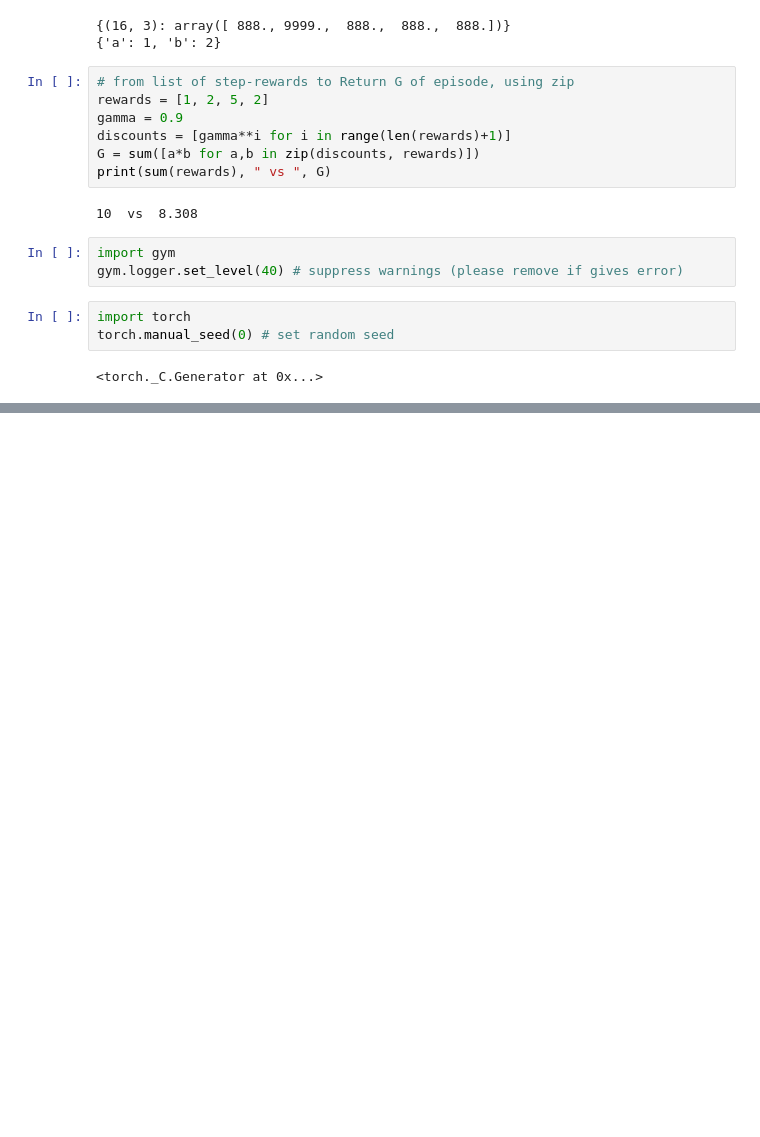
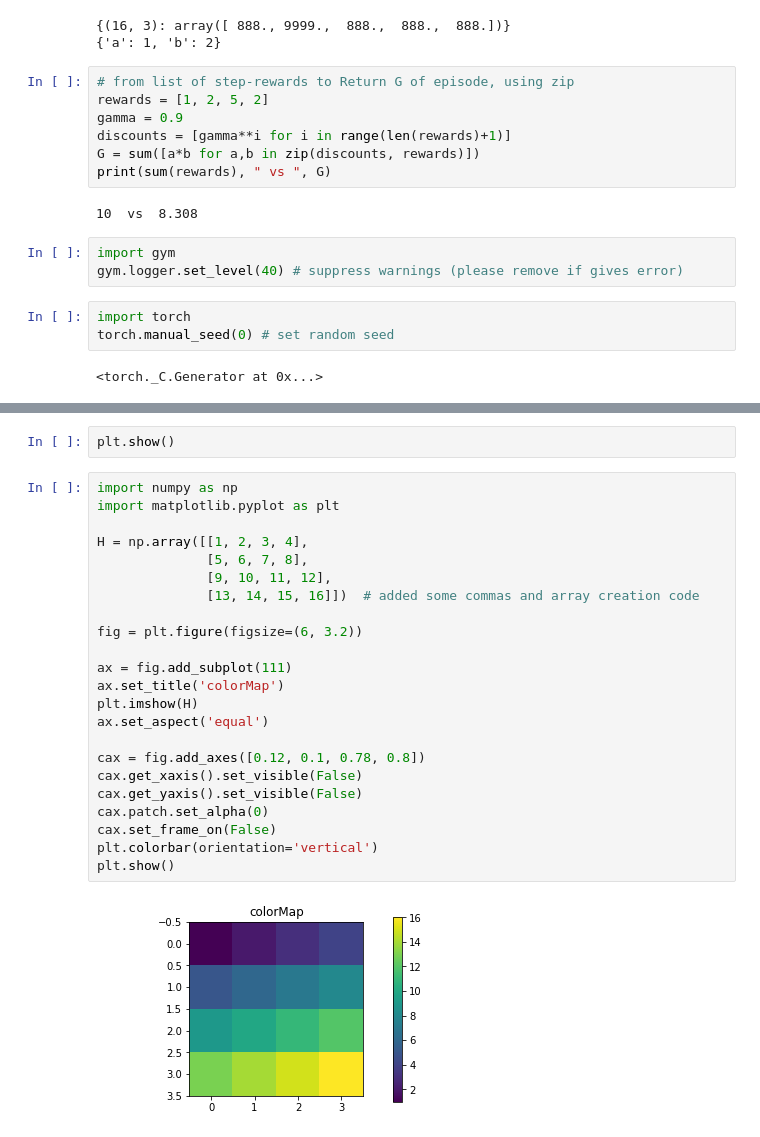
Before and after one commit to chauvinSimon/deep-reinforcement-learning, a Jupyter notebook: drafts.ipynb, the cells around one changed output, grey strips where cells are left out. Drawn from its saved outputs; the diff is of its cells as text; blank space fills up the shorter version.

```diff
--- a/drafts.ipynb
+++ b/drafts.ipynb
@@ -844,0 +1035,27 @@ torch.manual_seed(0) # set random seed
+# %%
+plt.show()
+# %%
+import numpy as np
+import matplotlib.pyplot as plt
+
+H = np.array([[1, 2, 3, 4],
+              [5, 6, 7, 8],
+              [9, 10, 11, 12],
+              [13, 14, 15, 16]])  # added some commas and array creation code
+
+fig = plt.figure(figsize=(6, 3.2))
+
+ax = fig.add_subplot(111)
+ax.set_title('colorMap')
+plt.imshow(H)
+ax.set_aspect('equal')
+
+cax = fig.add_axes([0.12, 0.1, 0.78, 0.8])
+cax.get_xaxis().set_visible(False)
+cax.get_yaxis().set_visible(False)
+cax.patch.set_alpha(0)
+cax.set_frame_on(False)
+plt.colorbar(orientation='vertical')
+plt.show()
+# %% [output]
+[figure, added]
```
Also changed, not shown: parts of 25 cells of this notebook.
